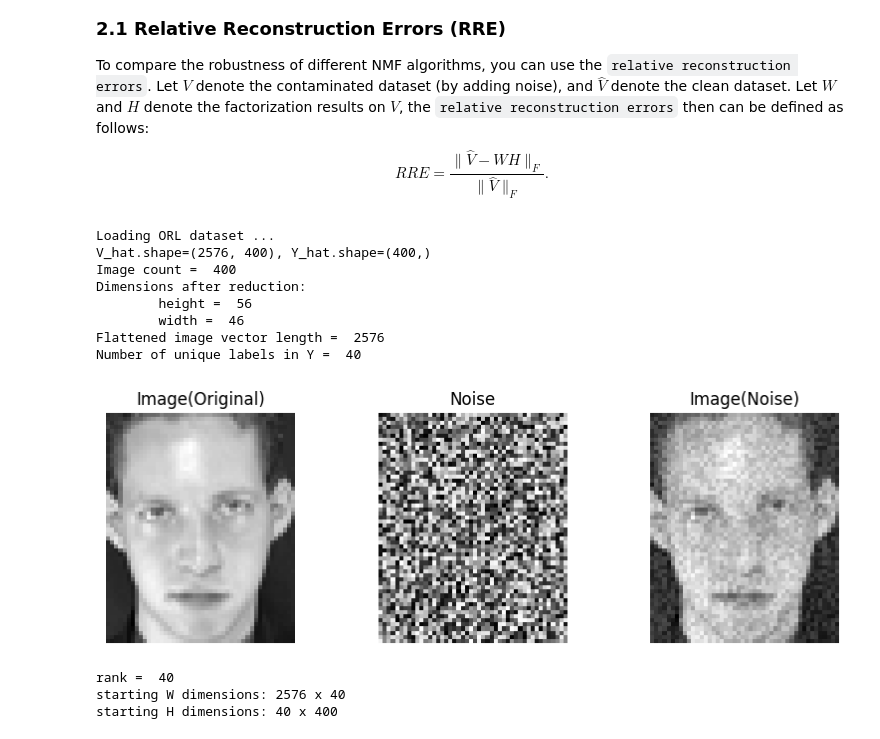
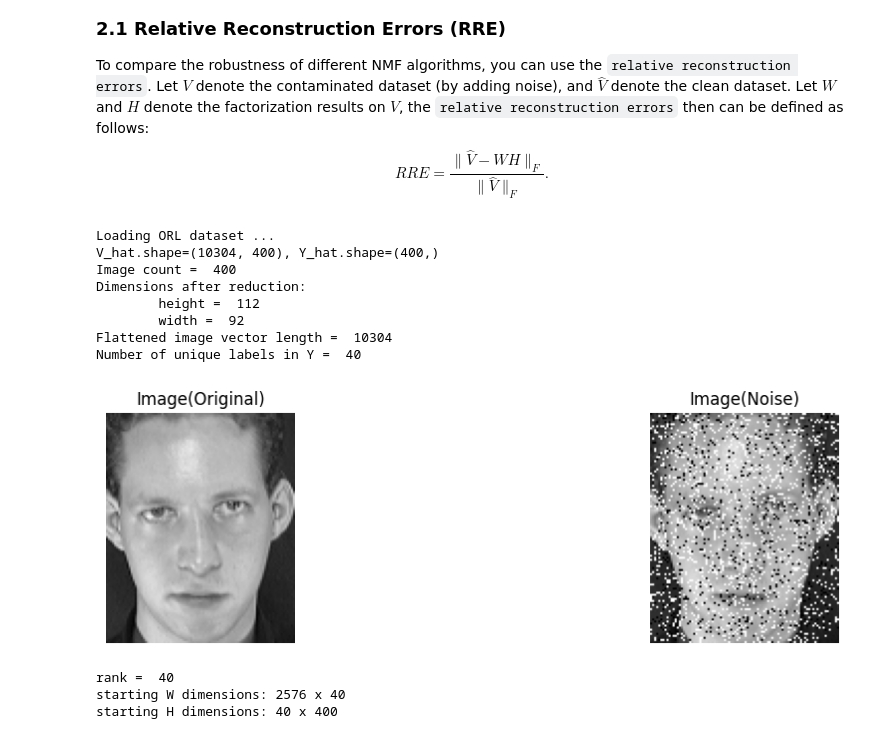
Before and after one commit to jbsaunders/comp5328-assignment-1, a Jupyter notebook: assignment1_patrick.ipynb, the cells around one changed output. Drawn from its saved outputs; the diff is of its cells as text; code cells hidden in the pictures.

Commit message:
added salt and pepper noise function

```diff
--- a/assignment1_patrick.ipynb
+++ b/assignment1_patrick.ipynb
@@ -84,12 +84,14 @@ import numpy as np
 
 config = {
     "dataset": "ORL",             # "ORL" or "YALE"
+    "normalization": "per_image",  # "none" or "per_image" or "global"
+    "noise_scalar": 0.2,
     "nmf_type": "Frobenius",            # "Frobenius" or "L21"
     "rank": "auto",               # shared dimension between W and H. Set as an int or as "auto" to be num of classes in Y
     "max_iterations": 10000,
     "tol": 1e-5,                  # Tolerance, allows for early stopping
     "seed": 0,                    # the seeding for RNG. Allows consistent replication
-    "reduce_ORL": 2,              # Reduction factor. ORL pics are smaller so maybe reduce less
+    "reduce_ORL": 1,              # Reduction factor. ORL pics are smaller so maybe reduce less
     "reduce_YALE": 3,             # YALE pics are larger so can reduce more
     "epsilon": 1e-12
 }
@@ -174,6 +189,26 @@ print('Extended YalB dataset: X.shape = {}, Y.shape = {}'.format(X.shape, Y.shap
 # %% [output]
 ORL dataset: X.shape = (1110, 400), Y.shape = (400,)
 Extended YalB dataset: X.shape = (3584, 2414), Y.shape = (2414,)
+# %%
+# salt and pepper noise
+def add_sp_noise(V_hat, p, r, rng=None):
+
+  if rng is None:
+    rng = np.random.default_rng()
+
+  m, n = V_hat.shape # n images, each has m pixels in a flat vector
+
+  V_noisy = V_hat.copy()
+
+  for i in range(n): #iterate through each image
+    for j in range(m): #iterate through each pixel
+      if rng.random() < p: #we modify the pixel
+        if rng.random() < r: # we turn the pixel white
+          V_noisy[j, i] = 1.0 # turn the pixel white
+        else:
+          V_noisy[j, i] = 0.0 # turn the pixel black
+
+  return V_noisy
 # %% [markdown]
 ---------------------------
 # %% [markdown]
@@ -191,50 +226,52 @@
 # Load dataset.
 print(f"Loading {config['dataset']} dataset ...")
 if config["dataset"] == "ORL":
-  V_hat, Y_hat, h, w = load_data(root='/content/data/data/ORL', reduce=config["reduce_ORL"])
+  V_hat, Y_hat, h, w = load_data(root='/content/data/data/ORL', reduce=config["reduce_ORL"], normalization=config["normalization"])
 elif config["dataset"] == "YALE":
-  V_hat, Y_hat, h, w = load_data(root='/content/data/data/CroppedYaleB', reduce=config["reduce_YALE"])
+  V_hat, Y_hat, h, w = load_data(root='/content/data/data/CroppedYaleB', reduce=config["reduce_YALE"], normalization=config["normalization"])
 else:
   raise ValueError(f"Unkown dataset in config: {config['dataset']}")
 
 print('V_hat.shape={}, Y_hat.shape={}'.format(V_hat.shape, Y_hat.shape))
 print("Image count = ", V_hat.shape[1])
 print("Dimensions after reduction:")
 print("\theight = ", h)
 print("\twidth = ", w)
 print("Flattened image vector length = ", V_hat.shape[0])
 print("Number of unique labels in Y = ", len(set(Y_hat)))
 
 # check if h*w = pixel count after reduction
 if (h*w != V_hat.shape[0]):
   raise ValueError(f"h*w =/= pixel count\nhw = {h*w}\nV_hat.shape[0] = {V_hat.shape[0]}")
   exit(1)
 
 
 
 # Plot Result
 import matplotlib.pyplot as plt
 ind = 2
 plt.figure(figsize=(10,3))
 plt.subplot(131); plt.imshow(V_hat[:, ind].reshape(h, w), cmap="gray"); plt.title("Image(Original)"); plt.axis("off")
 
 # Add Noise
-V_noise = rng.random(V_hat.shape) * 40
-V = V_hat + V_noise
+# V_noise = rng.random(V_hat.shape) * config["noise_scalar"]
+# V = V_hat + V_noise
 
-plt.subplot(132); plt.imshow(V_noise[:, ind].reshape(h, w), cmap="gray"); plt.title("Noise"); plt.axis("off")
+V = add_sp_noise(V_hat, 0.2, 0.7)
+
+# plt.subplot(132); plt.imshow(V_noise[:, ind].reshape(h, w), cmap="gray"); plt.title("Noise"); plt.axis("off")
 plt.subplot(133); plt.imshow(V[:, ind].reshape(h, w), cmap="gray"); plt.title("Image(Noise)"); plt.axis("off")
 plt.show()
 # %% [output]
 Loading ORL dataset ...
-V_hat.shape=(2576, 400), Y_hat.shape=(400,)
+V_hat.shape=(10304, 400), Y_hat.shape=(400,)
 Image count =  400
 Dimensions after reduction:
-        height =  56
-        width =  46
-Flattened image vector length =  2576
+        height =  112
+        width =  92
+Flattened image vector length =  10304
 Number of unique labels in Y =  40
-[figure, old version]
+[figure, new version]
 # %%
 # Defining NMF Funtions
 
```
Also changed, not shown: parts of 8 cells of this notebook.
